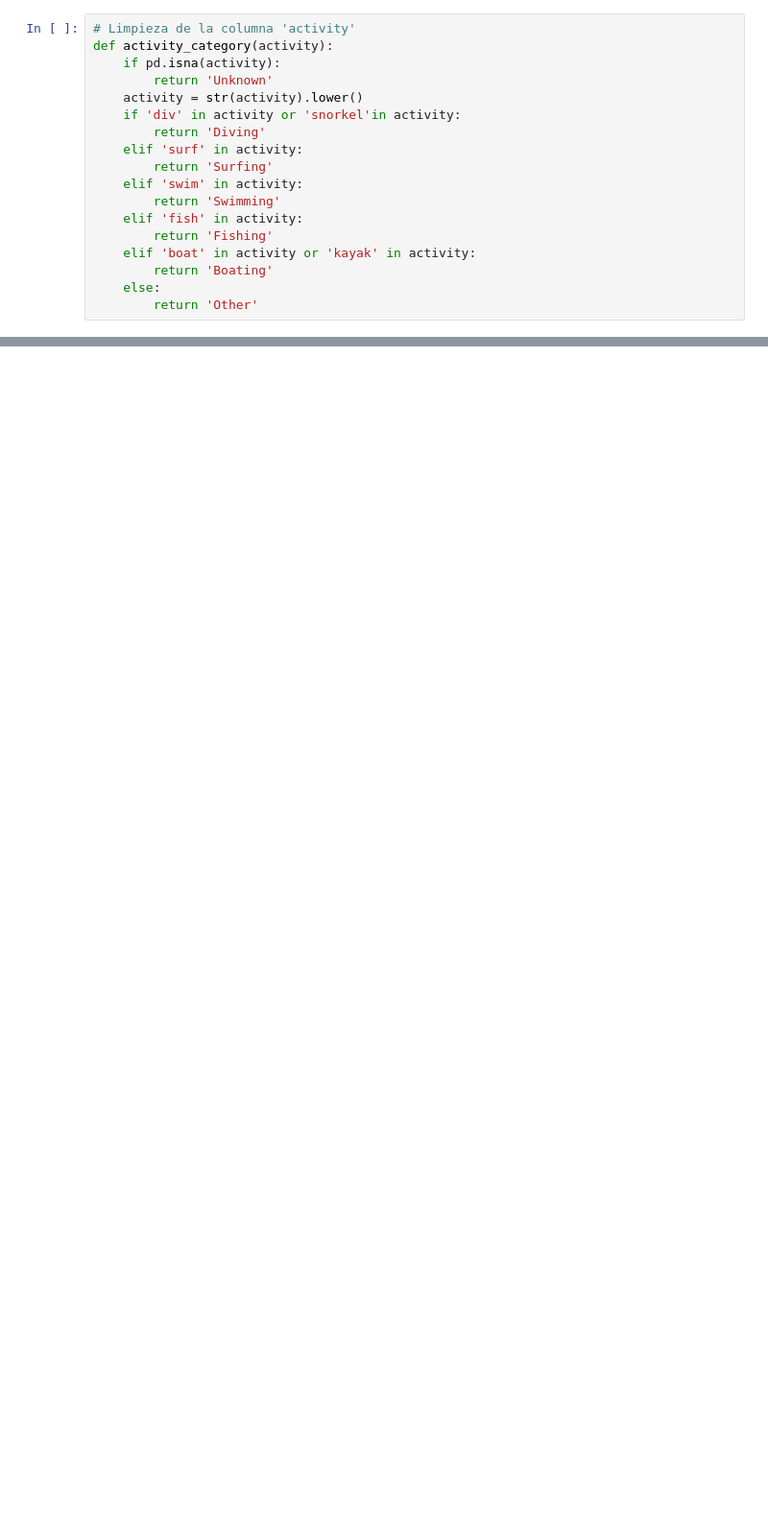
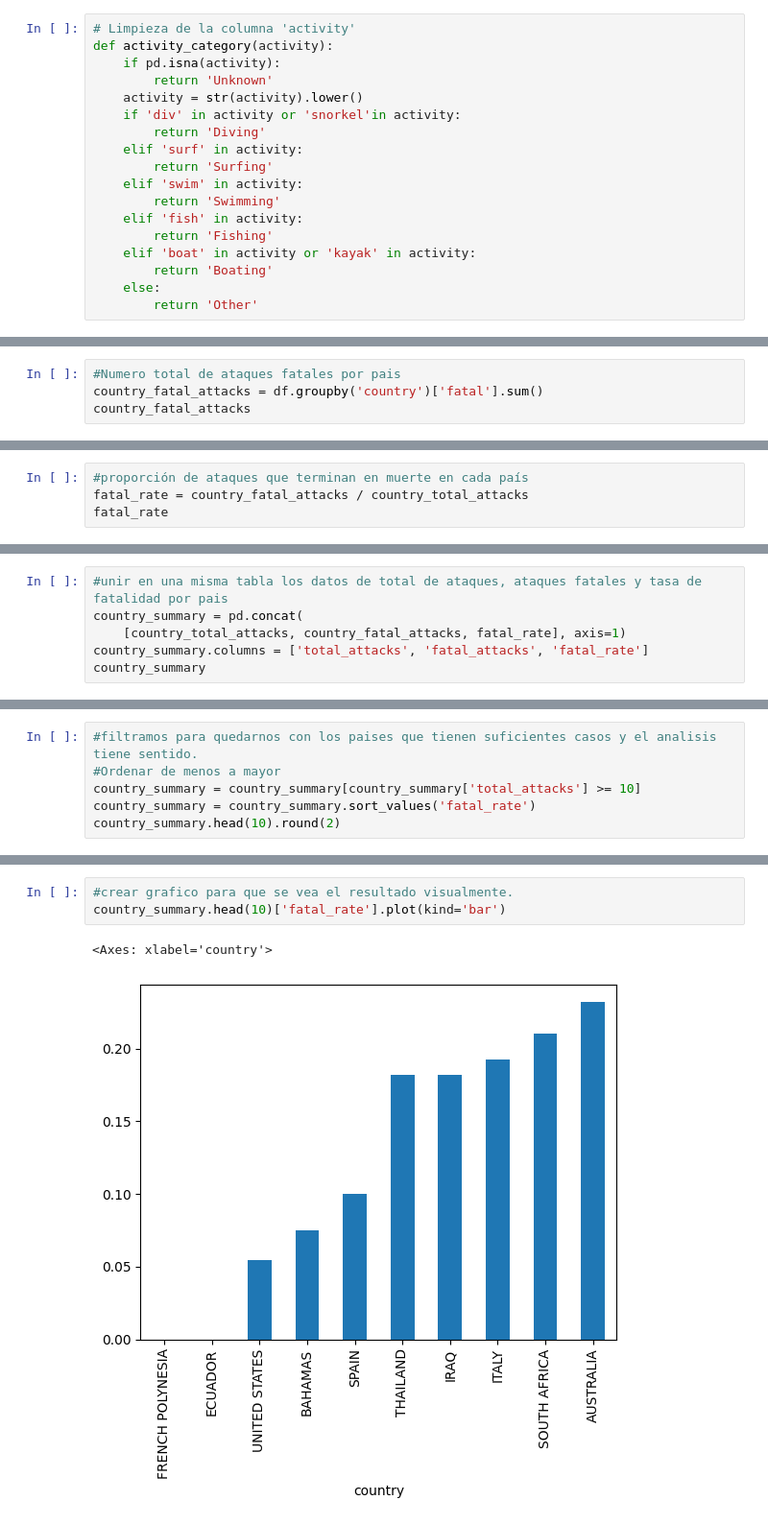
Before and after one commit to roizherrerapilar-hub/Mini-project---Shark-Attacks, a Jupyter notebook: Notebook3.ipynb, the cells around one changed output, grey strips where cells are left out. Shown at 96% size. Saved outputs shown, nothing was run; the diff lists cells and outputs as text; blank space fills up the shorter version.

```diff
--- a/Notebook3.ipynb
+++ b/Notebook3.ipynb
@@ -494,0 +516,4 @@ country_total_attacks = df.groupby('country').size()
+# %%
+#Numero total de ataques fatales por pais
+country_fatal_attacks = df.groupby('country')['fatal'].sum()
+country_fatal_attacks
@@ -494,0 +534,4 @@ country_total_attacks = df.groupby('country').size()
+# %%
+#proporción de ataques que terminan en muerte en cada país
+fatal_rate = country_fatal_attacks / country_total_attacks
+fatal_rate
@@ -494,0 +552,6 @@ country_total_attacks = df.groupby('country').size()
+# %%
+#unir en una misma tabla los datos de total de ataques, ataques fatales y tasa de fatalidad por pais
+country_summary = pd.concat(
+    [country_total_attacks, country_fatal_attacks, fatal_rate], axis=1)
+country_summary.columns = ['total_attacks', 'fatal_attacks', 'fatal_rate']
+country_summary
@@ -494,0 +573,6 @@ country_total_attacks = df.groupby('country').size()
+# %%
+#filtramos para quedarnos con los paises que tienen suficientes casos y el analisis tiene sentido.
+#Ordenar de menos a mayor
+country_summary = country_summary[country_summary['total_attacks'] >= 10]
+country_summary = country_summary.sort_values('fatal_rate')
+country_summary.head(10).round(2)
@@ -494,0 +626,6 @@ country_total_attacks = df.groupby('country').size()
+# %%
+#crear grafico para que se vea el resultado visualmente.
+country_summary.head(10)['fatal_rate'].plot(kind='bar')
+# %% [output]
+<Axes: xlabel='country'>
+[figure, added]
```
Also changed, not shown: parts of 16 cells of this notebook, 1 other file.
